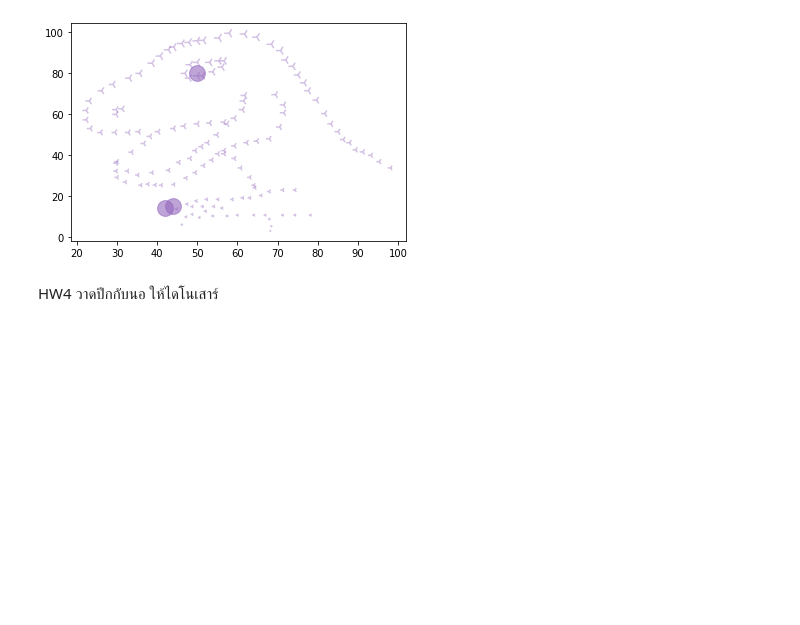
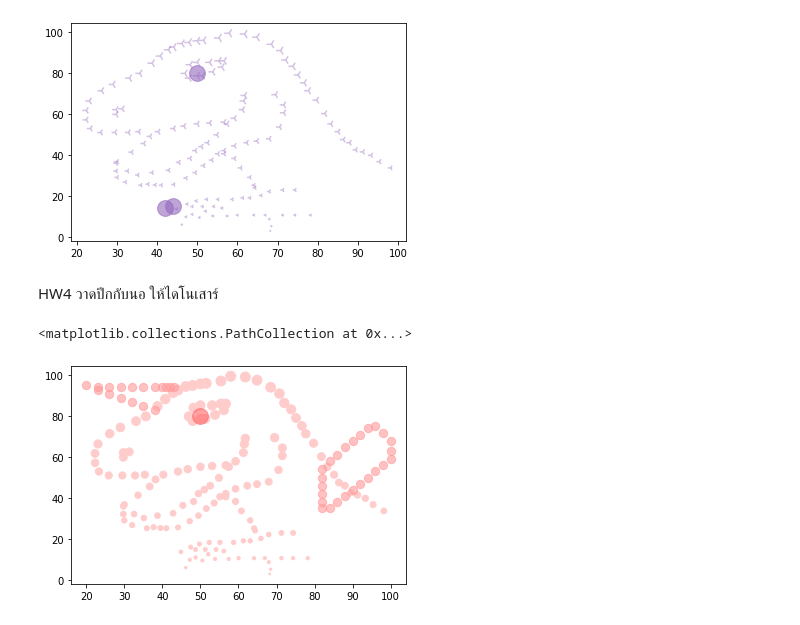
Before and after one commit to wilaipa/KKU_data_mining, a Jupyter notebook: Data102.ipynb, the cells around one changed output. Drawn from its saved outputs; the diff is of its cells as text; code cells hidden in the pictures; blank space fills up the shorter version.

```diff
--- a/Data102.ipynb
+++ b/Data102.ipynb
@@ -126,3 +126,10 @@ plt.scatter([44,42,50],[15,14,80],s=250,c='#9467bd',alpha=0.6)
 [figure]
 # %% [markdown]
 HW4 วาดปีกกับนอ ให้ไดโนเสาร์
+# %%
+plt.scatter(data['x'],data['y'],s=data['y'],c='#FFCCCC')
+plt.scatter([38,35,32,29,26,23,20,23,26,29,32,35,38,40,41,42,43,84,86,88,90,92,94,96,98,100,100,100,98,96,94,92,90,88,86,84,82,82,82,82,82,82],[83,85,87,89,91,93,95,94,94,94,94,94,94,94,94,94,94,35,38,41,44,47,50,53,56,59,63,68,72,75,74,71,68,65,61,58,54,50,46,42,38,35],s=70,alpha=0.6,c='#FF9999')
+plt.scatter([50],[80],s=250,alpha=0.6,c='#FF6666')
+# %% [output]
+<matplotlib.collections.PathCollection at 0x...>
+[figure, added]
```
